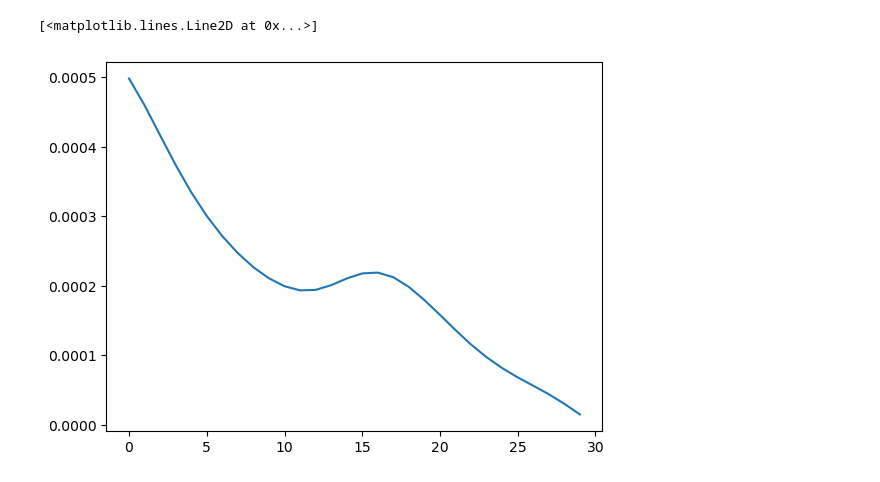
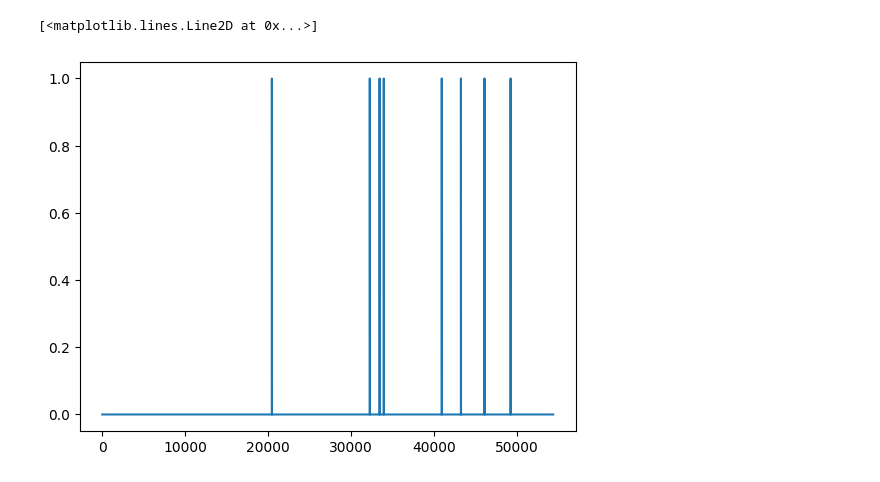
Before and after one commit to jeremyschroeter/neusci440, a Jupyter notebook: workspace.ipynb, the cells around one changed output. Saved outputs shown, nothing was run; the diff lists cells and outputs as text; code cells hidden in the pictures.

Commit message:
added cluster shifts, and finished the tutorial

```diff
--- a/workspace.ipynb
+++ b/workspace.ipynb
@@ -7,3 +3,4 @@ dataset = ntk.LabChartDataset('assets/datasets/ntk_tut_data.mat')
+# %%
+dataset = ntk.LabChartDataset(r"C:\Users\jerem\Downloads\PhasicDataReal (1).mat")
 # %%
-block = dataset.get_block(1)[0]
-dataset.fs
+recording = dataset.get_block(1)
@@ -12,6 +7,3 @@ dataset.fs
 # %%
-sorted_spikes = ntk.sort_spikes(
-    arr = block,
-    fs = 20000
-)
+spikes = ntk.sort_spikes(recording, dataset.fs)
 # %%
@@ -37,0 +19,10 @@ def autocorr(x):
+# %%
+import matplotlib.pyplot as plt
+
+spike_train = spikes.get_spike_train(2)
+plt.eventplot(spikes.get_cluster_spike_times(2), orientation='horizontal', colors='black')
+plt.xlabel('Time')
+plt.xlim(0, len(spike_train))
+plt.yticks([], [])
+plt.title('Spike Raster Plot')
+plt.show()
@@ -38,5 +38,6 @@ def autocorr(x):
 # %%
-plt.plot(autocorr(waveform[30:]))
+plt.plot(spike_train
+         )
 # %% [output]
 [<matplotlib.lines.Line2D at 0x...>]
-[figure, old version]
+[figure, new version]
```
Also changed, not shown: parts of 16 cells of this notebook, 7 other files.
